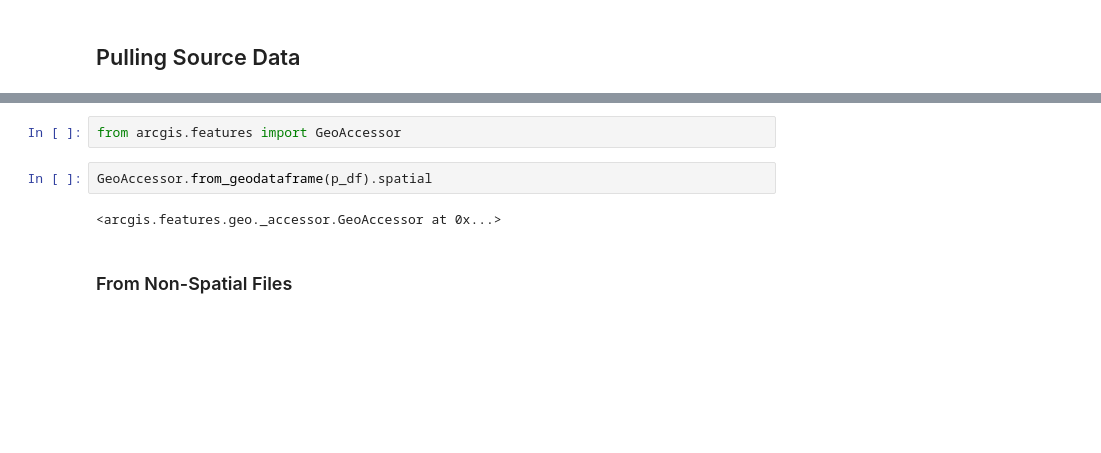
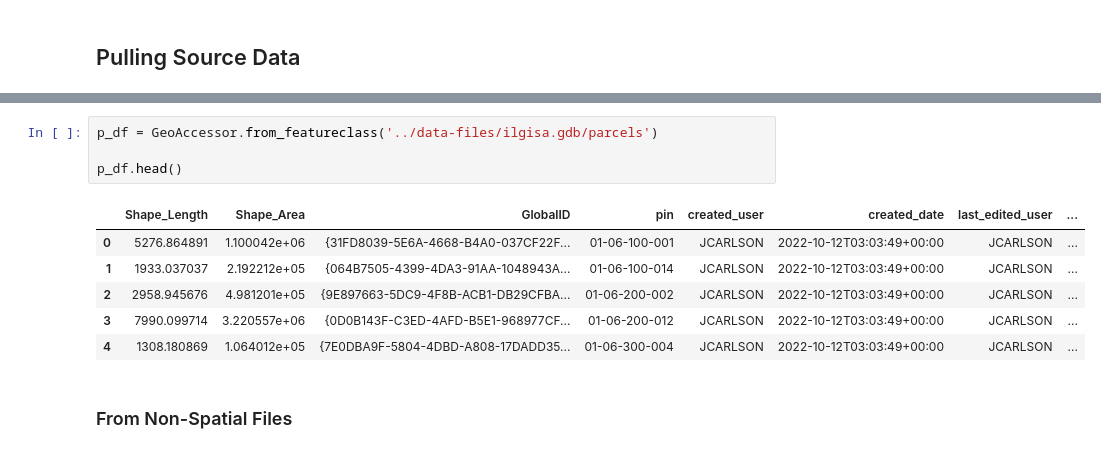
Before and after one commit to jdcarls2/ilgisa-2022, a Jupyter notebook: hosted-copy/hosted-copy.ipynb, the cells around one changed output, grey strips where cells are left out. Drawn from its saved outputs; the diff is of its cells as text; blank space fills up the shorter version.

```diff
--- a/hosted-copy/hosted-copy.ipynb
+++ b/hosted-copy/hosted-copy.ipynb
@@ -169,9 +151,14 @@ p_df.head()
-# %%
-from arcgis.features import GeoAccessor
-# %%
-GeoAccessor.from_geodataframe(p_df).spatial
-# %% [output]
-<arcgis.features.geo._accessor.GeoAccessor at 0x...>
+# %%
+p_df = GeoAccessor.from_featureclass('../data-files/ilgisa.gdb/parcels')
+
+p_df.head()
+# %% [output]
+|  | Shape_Length | Shape_Area | GlobalID | pin | created_user | created_date | last_edited_user | ... |
+| 0 | 5276.864891 | 1.100042e+06 | {31FD8039-5E6A-4668-B4A0-037CF22F... | 01-06-100-001 | JCARLSON | 2022-10-12T03:03:49+00:00 | JCARLSON | ... |
+| 1 | 1933.037037 | 2.192212e+05 | {064B7505-4399-4DA3-91AA-1048943A... | 01-06-100-014 | JCARLSON | 2022-10-12T03:03:49+00:00 | JCARLSON | ... |
+| 2 | 2958.945676 | 4.981201e+05 | {9E897663-5DC9-4F8B-ACB1-DB29CFBA... | 01-06-200-002 | JCARLSON | 2022-10-12T03:03:49+00:00 | JCARLSON | ... |
+| 3 | 7990.099714 | 3.220557e+06 | {0D0B143F-C3ED-4AFD-B5E1-968977CF... | 01-06-200-012 | JCARLSON | 2022-10-12T03:03:49+00:00 | JCARLSON | ... |
+| 4 | 1308.180869 | 1.064012e+05 | {7E0DBA9F-5804-4DBD-A808-17DADD35... | 01-06-300-004 | JCARLSON | 2022-10-12T03:03:49+00:00 | JCARLSON | ... |
 # %% [markdown]
 ### From Non-Spatial Files
 # %%
```
Also changed, not shown: parts of 32 cells of this notebook.
